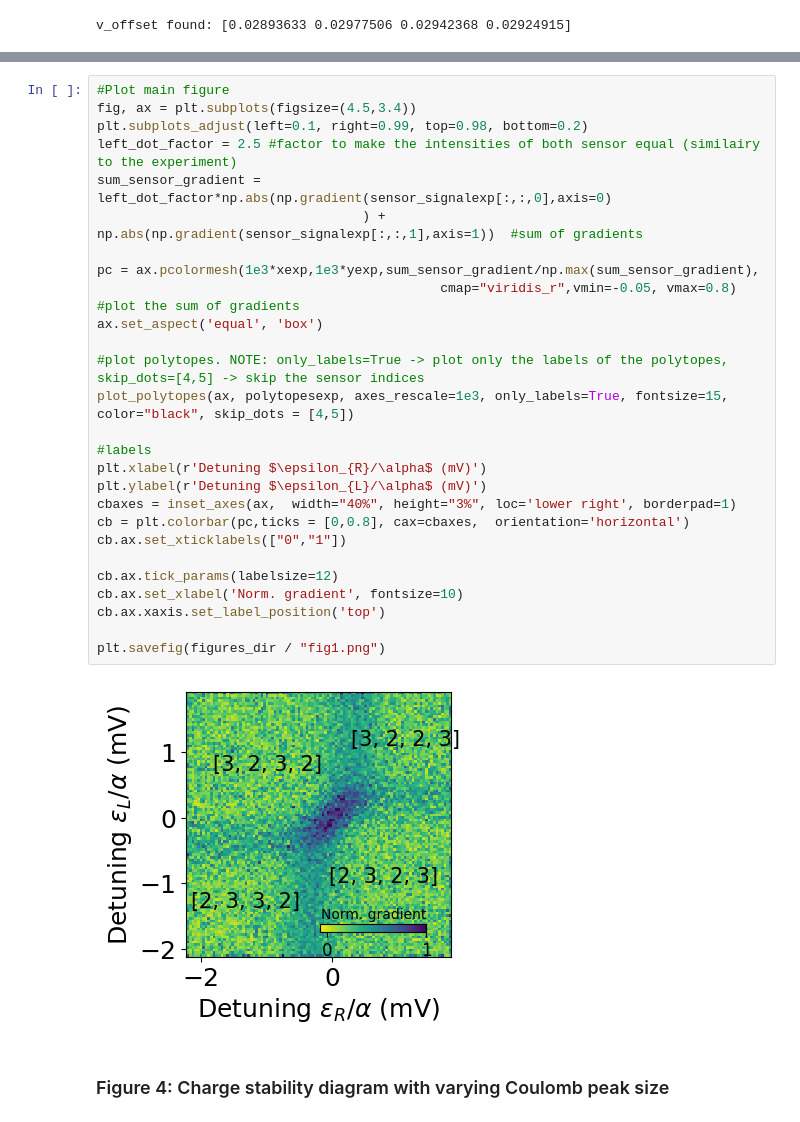
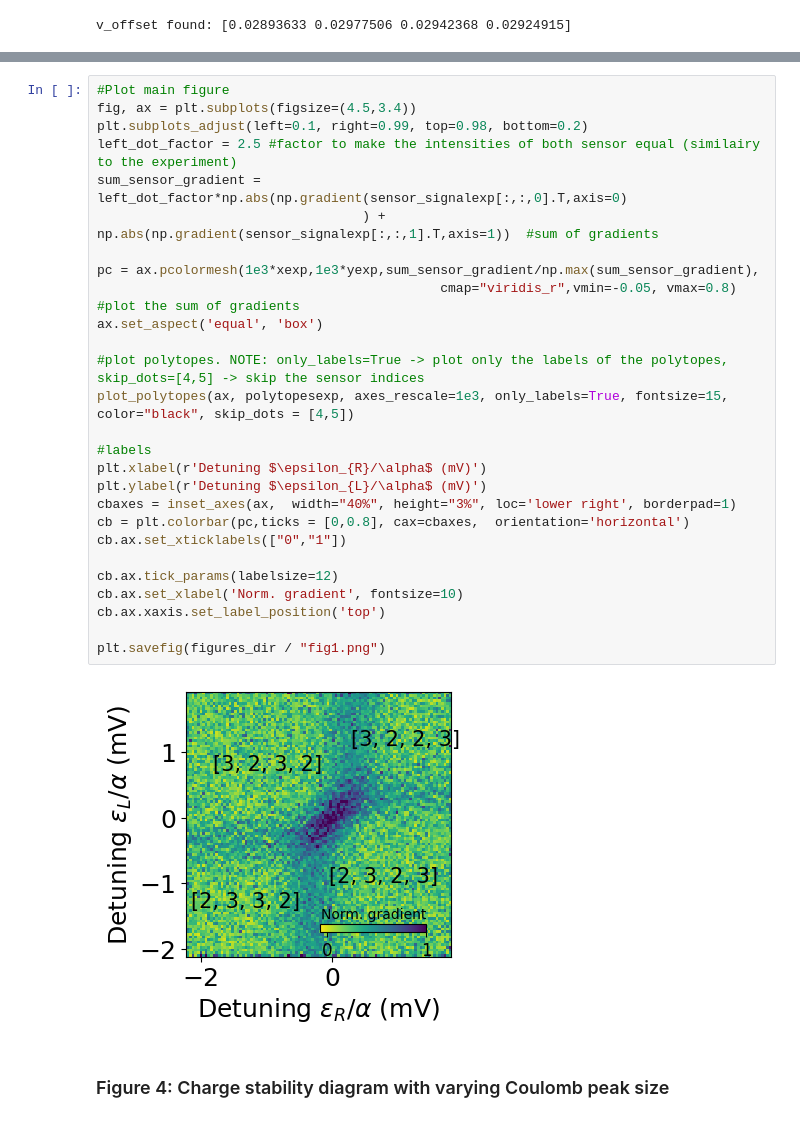
Before and after one commit to condensedAI/QDarts, a Jupyter notebook: examples/figures_scipost.ipynb, the cells around one changed output, grey strips where cells are left out. Saved outputs shown, nothing was run; the diff lists cells and outputs as text.

```diff
--- a/examples/figures_scipost.ipynb
+++ b/examples/figures_scipost.ipynb
@@ -155,32 +152,32 @@ ax[1,1].pcolormesh(1e3*xexp,1e3*yexp,np.gradient(sensor_signalexp[:,:,1],axis=1)
 # %%
 #Plot main figure
 fig, ax = plt.subplots(figsize=(4.5,3.4))
 plt.subplots_adjust(left=0.1, right=0.99, top=0.98, bottom=0.2)
 left_dot_factor = 2.5 #factor to make the intensities of both sensor equal (similairy to the experiment)
-sum_sensor_gradient = left_dot_factor*np.abs(np.gradient(sensor_signalexp[:,:,0],axis=0)
-                                  ) + np.abs(np.gradient(sensor_signalexp[:,:,1],axis=1))  #sum of gradients
+sum_sensor_gradient = left_dot_factor*np.abs(np.gradient(sensor_signalexp[:,:,0].T,axis=0)
+                                  ) + np.abs(np.gradient(sensor_signalexp[:,:,1].T,axis=1))  #sum of gradients
 
 pc = ax.pcolormesh(1e3*xexp,1e3*yexp,sum_sensor_gradient/np.max(sum_sensor_gradient),
                                             cmap="viridis_r",vmin=-0.05, vmax=0.8) #plot the sum of gradients
 ax.set_aspect('equal', 'box')
 
 #plot polytopes. NOTE: only_labels=True -> plot only the labels of the polytopes, skip_dots=[4,5] -> skip the sensor indices
 plot_polytopes(ax, polytopesexp, axes_rescale=1e3, only_labels=True, fontsize=15, color="black", skip_dots = [4,5])
 
 #labels
 plt.xlabel(r'Detuning $\epsilon_{R}/\alpha$ (mV)')
 plt.ylabel(r'Detuning $\epsilon_{L}/\alpha$ (mV)')
 cbaxes = inset_axes(ax,  width="40%", height="3%", loc='lower right', borderpad=1)
 cb = plt.colorbar(pc,ticks = [0,0.8], cax=cbaxes,  orientation='horizontal')
 cb.ax.set_xticklabels(["0","1"])
 
 cb.ax.tick_params(labelsize=12)
 cb.ax.set_xlabel('Norm. gradient', fontsize=10)
 cb.ax.xaxis.set_label_position('top')
 
 plt.savefig(figures_dir / "fig1.png")
 # %% [output]
-[figure, old version]
+[figure, new version]
 # %% [markdown]
 ### Figure 4: Charge stability diagram with varying Coulomb peak size
 # %% [markdown]
```
Also changed, not shown: parts of 12 cells of this notebook, 6 other files.
